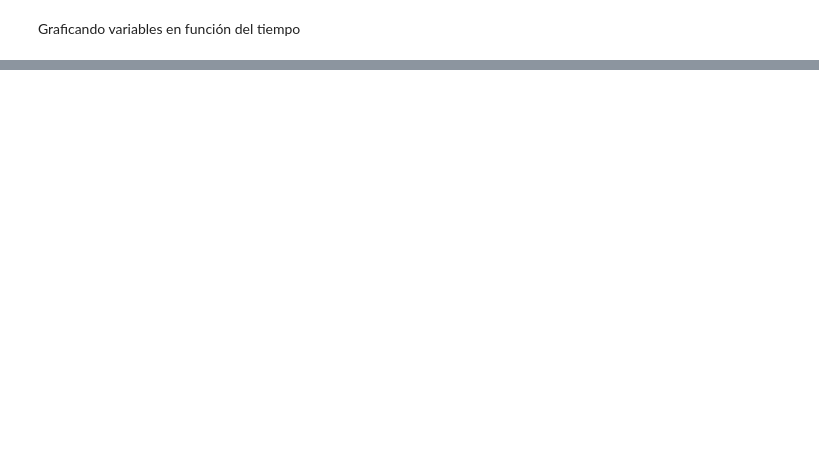
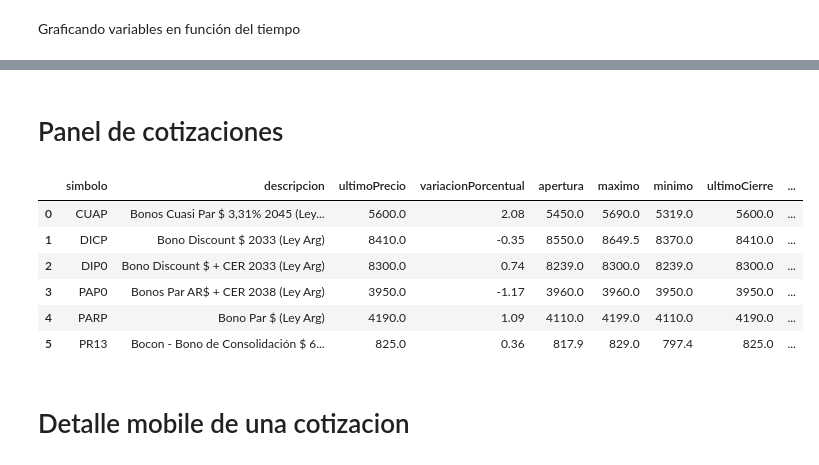
Before and after one commit to joackob/iol-notebooks, a Jupyter notebook: main.ipynb, the cells around one changed output, grey strips where cells are left out. Saved outputs shown, nothing was run; the diff lists cells and outputs as text; code cells hidden in the pictures; blank space fills up the shorter version.

```diff
--- a/main.ipynb
+++ b/main.ipynb
@@ -139,0 +173,3 @@ Text(0, 0.5, 'Precio(pesos argentinos)')
+# %%
+titulo = pd.Series(data=titulo)
+titulo
@@ -139,0 +276,38 @@ Text(0, 0.5, 'Precio(pesos argentinos)')
+# %% [markdown]
+# Panel de cotizaciones
+# %%
+from iol.src.api.constants import Panel
+
+
+panel_cotizaciones = await client_iol.get_panel_cotizaciones(
+    pais=Pais.ARG,
+    instrumento=Instrumento.ARG.BONOS,
+    panel=Panel.ARG.BONOS.SOBERANO_ARS_CER,
+)
+# %%
+titulos_panel_cotizaciones = panel_cotizaciones["titulos"]
+# %%
+def flat_titulo(titulo):
+    return {
+        **titulo,
+        "puntas": None,
+        "precioCompra": titulo["puntas"]["precioCompra"],
+        "precioVenta": titulo["puntas"]["precioVenta"],
+        "cantidadCompra": titulo["puntas"]["cantidadCompra"],
+        "cantidadVenta": titulo["puntas"]["cantidadVenta"],
+    }
+# %%
+titulos_flated = [flat_titulo(titulo) for titulo in titulos_panel_cotizaciones]
+titulos_flated = pd.DataFrame(data=titulos_flated)
+titulos_flated = titulos_flated.drop(columns=["puntas"])
+titulos_flated
+# %% [output]
+|  | simbolo | descripcion | ultimoPrecio | variacionPorcentual | apertura | maximo | minimo | ultimoCierre | ... |
+| 0 | CUAP | Bonos Cuasi Par $ 3,31% 2045 (Ley... | 5600.0 | 2.08 | 5450.0 | 5690.0 | 5319.0 | 5600.0 | ... |
+| 1 | DICP | Bono Discount $ 2033 (Ley Arg) | 8410.0 | -0.35 | 8550.0 | 8649.5 | 8370.0 | 8410.0 | ... |
+| 2 | DIP0 | Bono Discount $ + CER 2033 (Ley Arg) | 8300.0 | 0.74 | 8239.0 | 8300.0 | 8239.0 | 8300.0 | ... |
+| 3 | PAP0 | Bonos Par AR$ + CER 2038 (Ley Arg) | 3950.0 | -1.17 | 3960.0 | 3960.0 | 3950.0 | 3950.0 | ... |
+| 4 | PARP | Bono Par $ (Ley Arg) | 4190.0 | 1.09 | 4110.0 | 4199.0 | 4110.0 | 4190.0 | ... |
+| 5 | PR13 | Bocon - Bono de Consolidación $ 6... | 825.0 | 0.36 | 817.9 | 829.0 | 797.4 | 825.0 | ... |
+# %% [markdown]
+# Detalle mobile de una cotizacion
```
Also changed, not shown: parts of 32 cells of this notebook, 1 other file.
